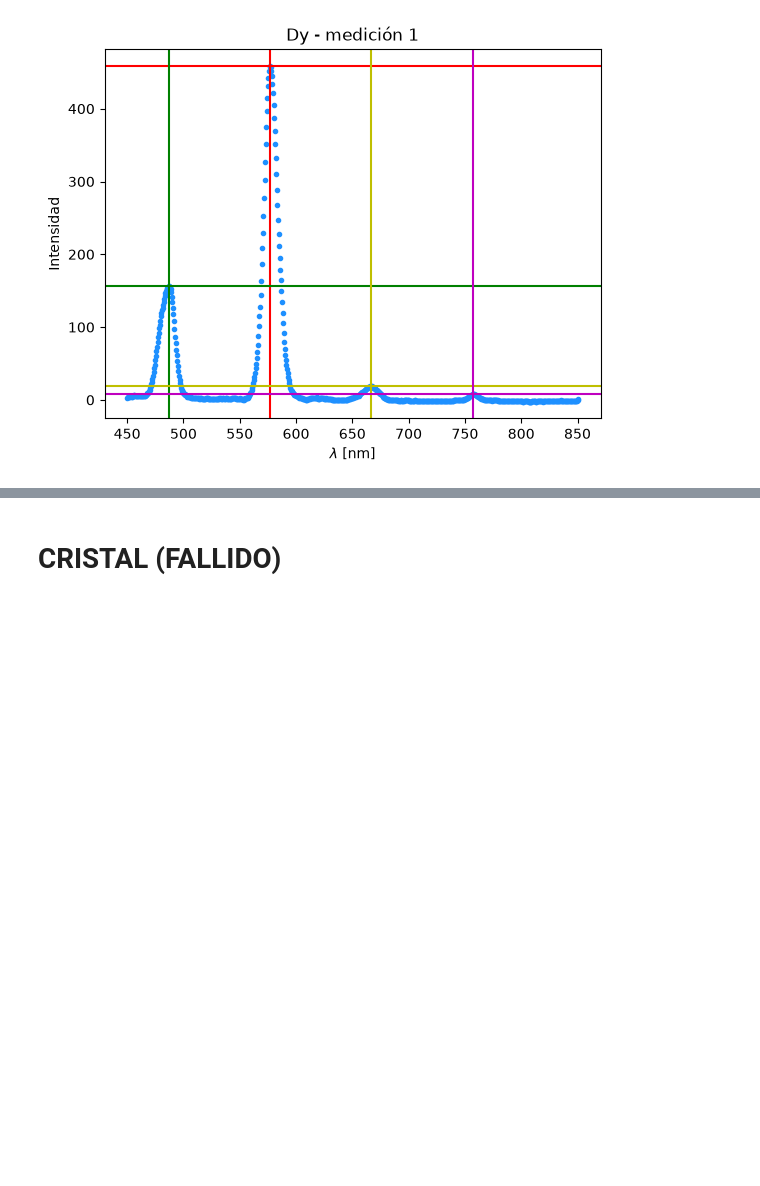
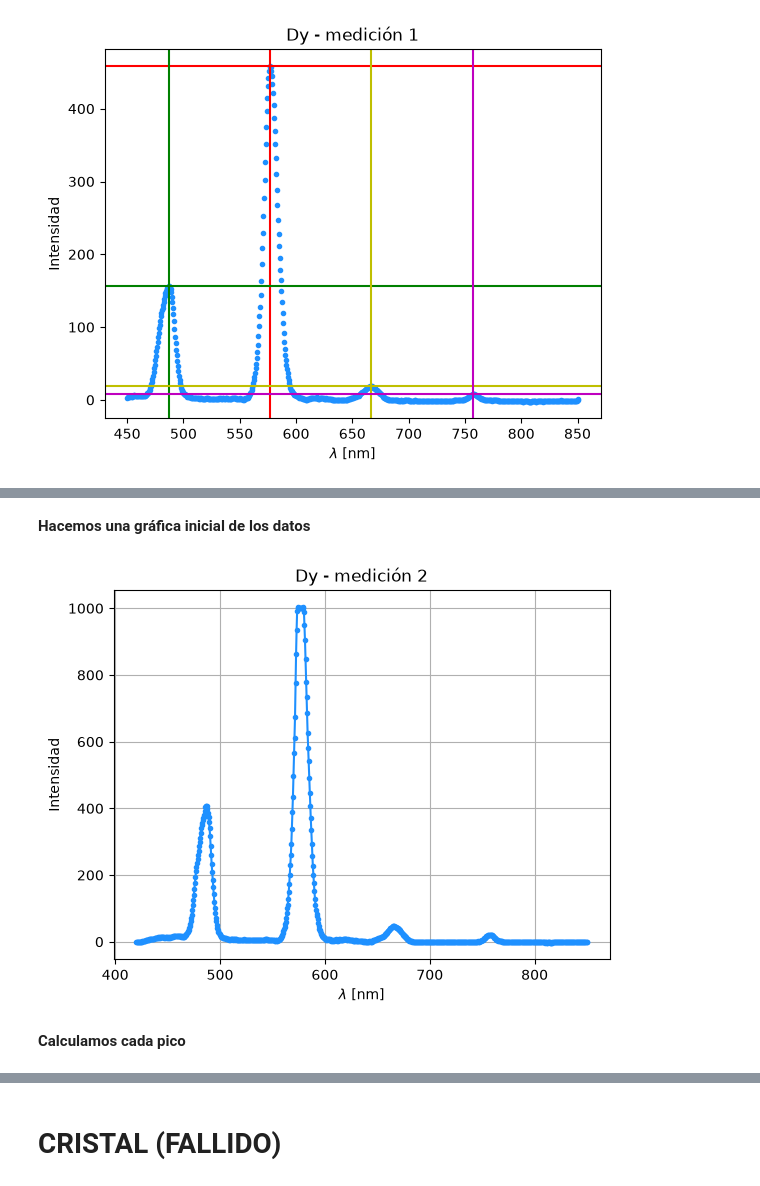
Before and after one commit to Alexi5omg/Labo-Contemporanea-I, a Jupyter notebook: P2-Propiedades_Opticas_Tierras_Raras/Analisis-P2.ipynb, the cells around one changed output, grey strips where cells are left out. Saved outputs shown, nothing was run; the diff lists cells and outputs as text; code cells hidden in the pictures; blank space fills up the shorter version.

```diff
--- a/P2-Propiedades_Opticas_Tierras_Raras/Analisis-P2.ipynb
+++ b/P2-Propiedades_Opticas_Tierras_Raras/Analisis-P2.ipynb
@@ -127,0 +165,13 @@ plt.axvline(dy_med_1_pico_4,c='m'), plt.axhline(dy_med_1_maxInt_4,c='m') # pico
+# %%
+# Leemos el archivo de datos
+dy_med_2 = pd.read_csv("EuVLx#12.sp",sep='\t',skiprows=54,header=None,dtype='float')
+
+# Le ponemos nombre a las columnas
+dy_med_2.columns=(["x","y"])
+
+# Guardamos las columnas en una lista cada una para poder graficarlas
+dy_med_2_x = dy_med_2["x"].values
+dy_med_2_y = dy_med_2["y"].values
+
+# Imprimimos la tabla de datos
+dy_med_2
@@ -127,0 +192,11 @@ plt.axvline(dy_med_1_pico_4,c='m'), plt.axhline(dy_med_1_maxInt_4,c='m') # pico
+# %% [markdown]
+**Hacemos una gráfica inicial de los datos**
+# %%
+plt.plot(dy_med_2_x,dy_med_2_y,'.-',c='dodgerblue')
+plt.title('Dy - medición 2')
+plt.xlabel(r'$\lambda$ [nm]'), plt.ylabel(r'Intensidad')
+plt.grid()
+# %% [output]
+[figure, added]
+# %% [markdown]
+**Calculamos cada pico**
```
Also changed, not shown: parts of 38 cells of this notebook.
